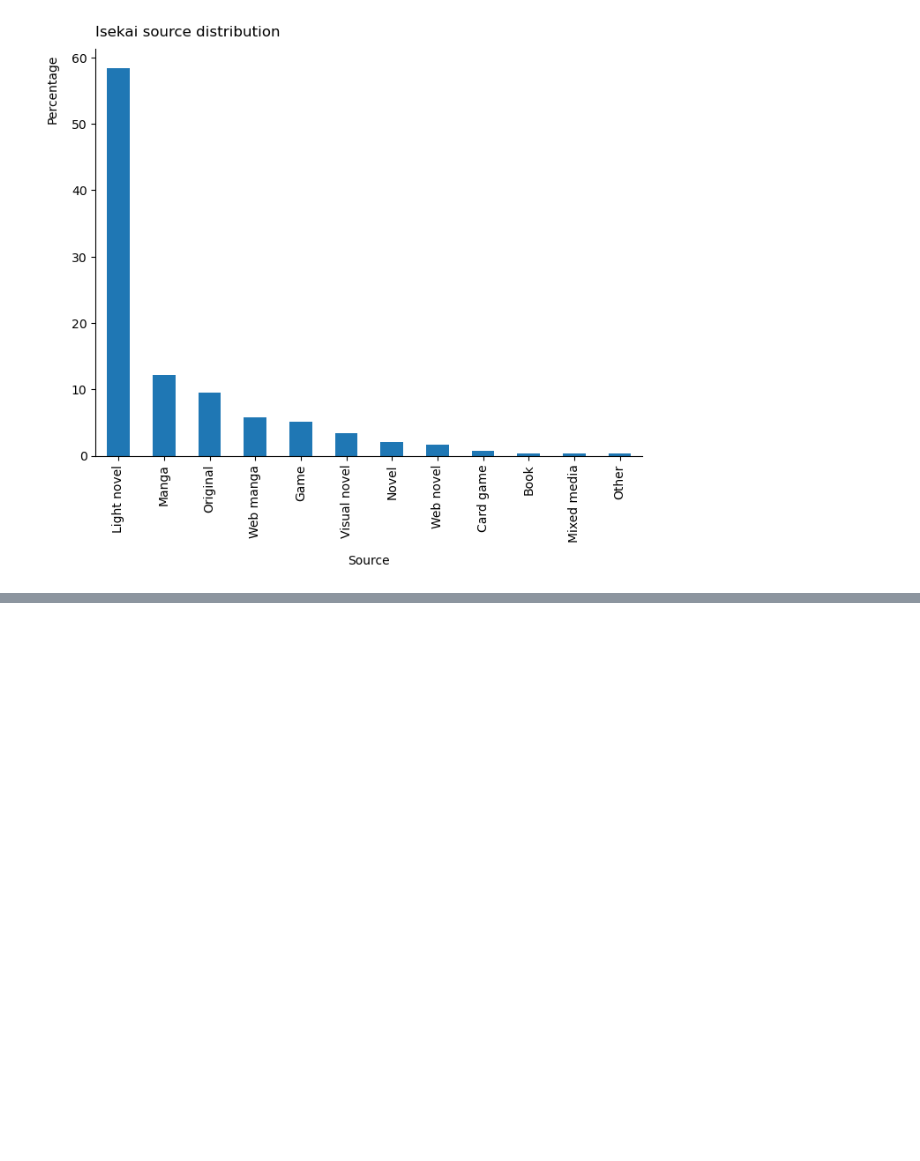
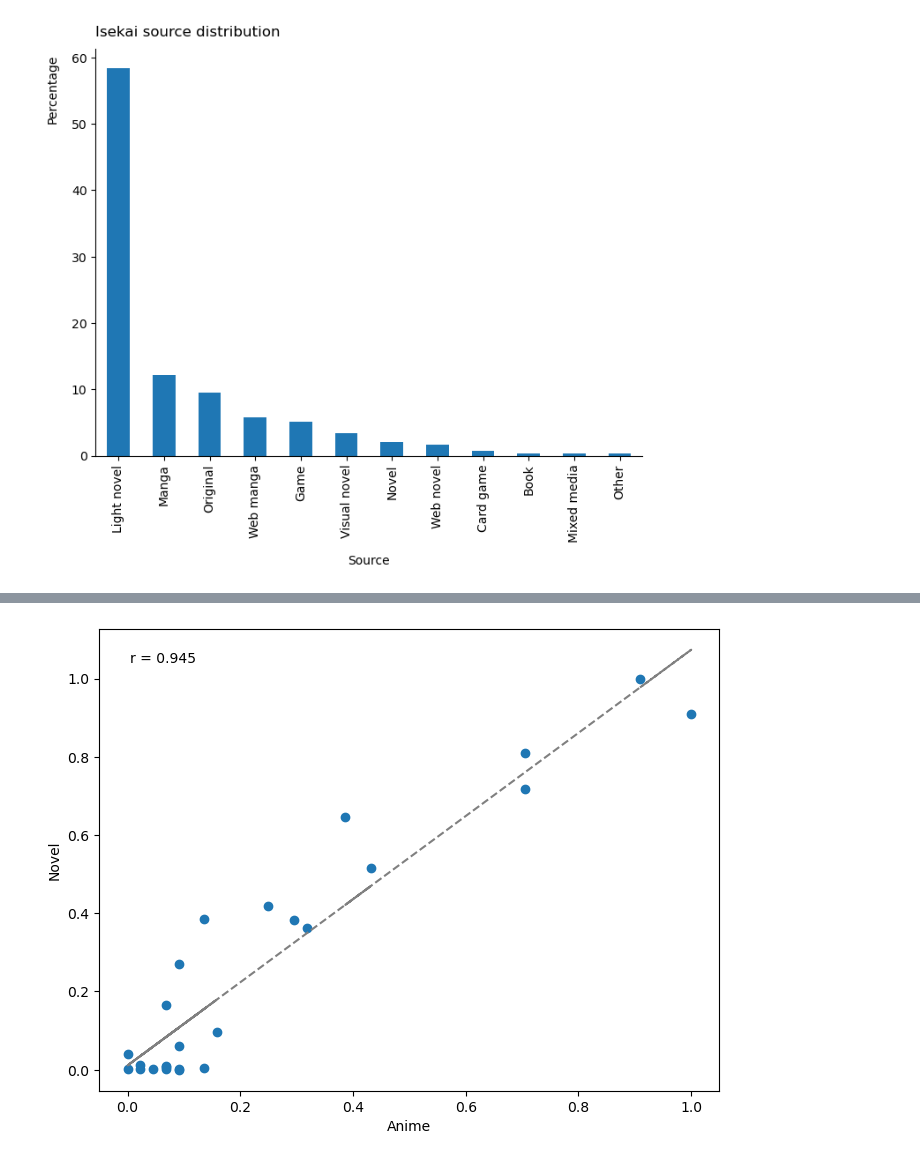
Before and after one commit to Andres-pixel35/isekai-growth-analysis, a Jupyter notebook: notebooks/notebook_3.ipynb, the cells around one changed output, grey strips where cells are left out. Cells and saved outputs as stored; diff of their text form; code cells hidden in the pictures; blank space fills up the shorter version.

```diff
--- a/notebooks/notebook_3.ipynb
+++ b/notebooks/notebook_3.ipynb
@@ -140,0 +230,19 @@ plt.show()
+# %%
+x = ianime_norm.values
+y = inovel_norm.values
+
+coefficients = np.polyfit(x, y, 1)
+trendline = np.poly1d(coefficients)
+
+correlation1 = ianime_norm.corr(inovel_norm)
+
+plt.figure(figsize=(8,6))
+plt.scatter(x, y)
+plt.plot(x, trendline(x), color="grey", linestyle="--")
+plt.xlabel("Anime")
+plt.ylabel("Novel")
+plt.text(0.05, 0.95, f'r = {correlation1:.3f}', transform=plt.gca().transAxes,
+         verticalalignment='top')
+plt.show()
+# %% [output]
+[figure, added]
```
Also changed, not shown: parts of 19 cells of this notebook, 1 other file.
